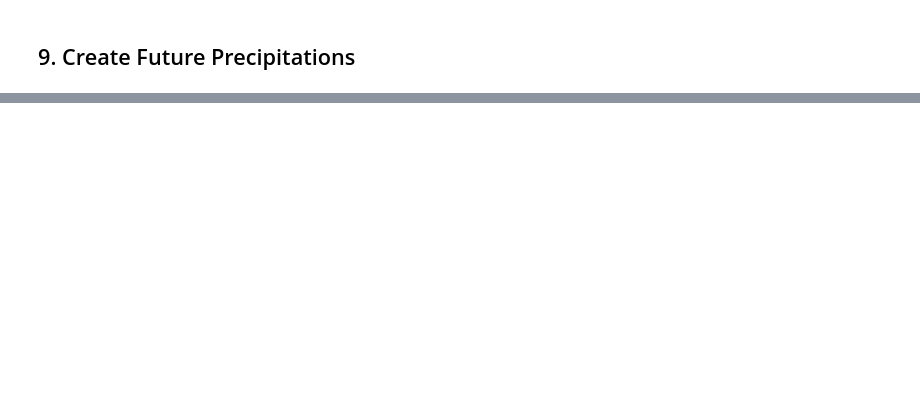
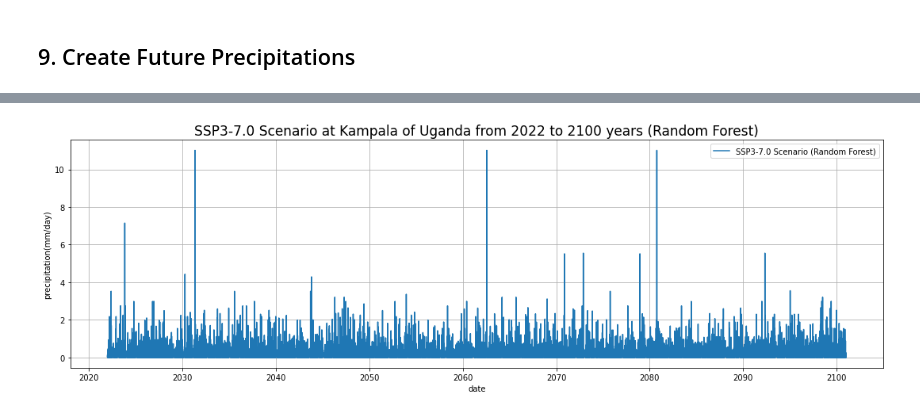
Before and after one commit to DavidChoi76/CCdownscaling, a Jupyter notebook: example/2_application_of _downscaling_methods_using_climate_data (Uganda).ipynb, the cells around one changed output, grey strips where cells are left out. Cells and saved outputs as stored; diff of their text form; code cells hidden in the pictures; blank space fills up the shorter version.

```diff
--- a/example/2_application_of _downscaling_methods_using_climate_data (Uganda).ipynb
+++ b/example/2_application_of _downscaling_methods_using_climate_data (Uganda).ipynb
@@ -214,0 +449,4 @@ input_data1 = input_data[0:365,:]
+# %%
+# remove Feb-29
+for a_year in li:
+    scenario_data = scenario_data.sel(time=~((scenario_data.time.dt.year == a_year) & (scenario_data.time.dt.month == 2) & (scenario_data.time.dt.day == 29)))
@@ -214,0 +483,14 @@ input_data1 = input_data[0:365,:]
+# %%
+# load GCM historical data
+scenario_data['pr'] = scenario_data['pr'] * 86400
+scenario_data1 = scenario_data['pr'].sel(time=slice('2022-01-01','2100-12-31'))
+scenario_data2 = scenario_data1.sel(lat=station_lat, lon=station_lon, method='nearest').values
+scenario_precip = np.squeeze(scenario_data2)
+# %%
+total_date_df = pd.DataFrame(
+    {'date': pd.date_range(start='2022-01-01', end='2100-12-30', freq='1D'),
+    }
+)
+print(len(total_date_df))
+total_date_df["scenario_precip"] = scenario_precip
+total_date_df
@@ -215,7 +522,17 @@ input_data1 = input_data[0:365,:]
 # %%
 # generate outputs from the test data
-som_output = som.predict(input_data1)
-random_forest_output = random_forest.predict(input_data1)
-rf_two_part_output = rf_two_part.predict(input_data1)
-linear_output = linear.predict(input_data1)
-qmap_output = qmap.predict(input_data1)
+random_forest_output = random_forest.predict(scenario_precip.reshape(-1, 1))
+rf_two_part_output = rf_two_part.predict(scenario_precip.reshape(-1, 1))
+qmap_output = qmap.predict(scenario_precip.reshape(-1, 1))
+# %%
+fig, ax = plt.subplots(1, 1, figsize=(15,5))
+ax.plot(total_date_df["date"].values, random_forest_output)
+ax.set_xlabel('date')
+ax.set_ylabel('precipitation(mm/day)')
+ax.grid(True)
+ax.legend(['SSP3-7.0 Scenario (Random Forest)'])
+plt.title('SSP3-7.0 Scenario at Kampala of Uganda from 2022 to 2100 years (Random Forest)', fontsize=17)
+fig.tight_layout()
+plt.show()
+# %% [output]
+[figure, added]
```
Also changed, not shown: parts of 59 cells of this notebook, 1 other file.
